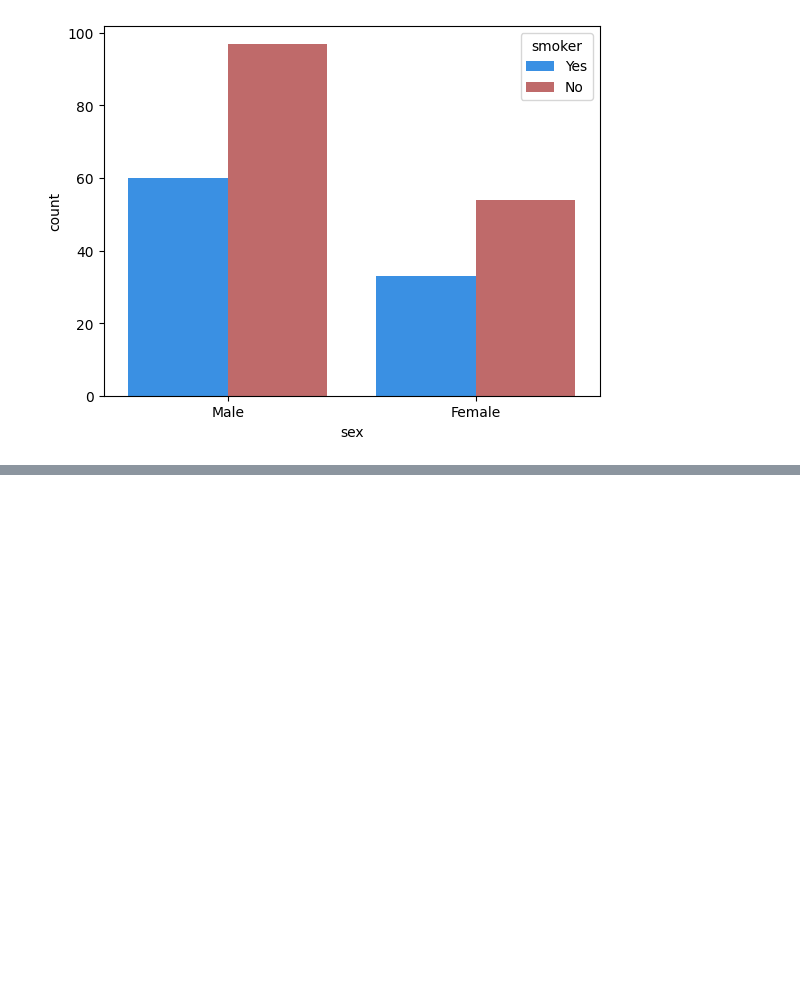
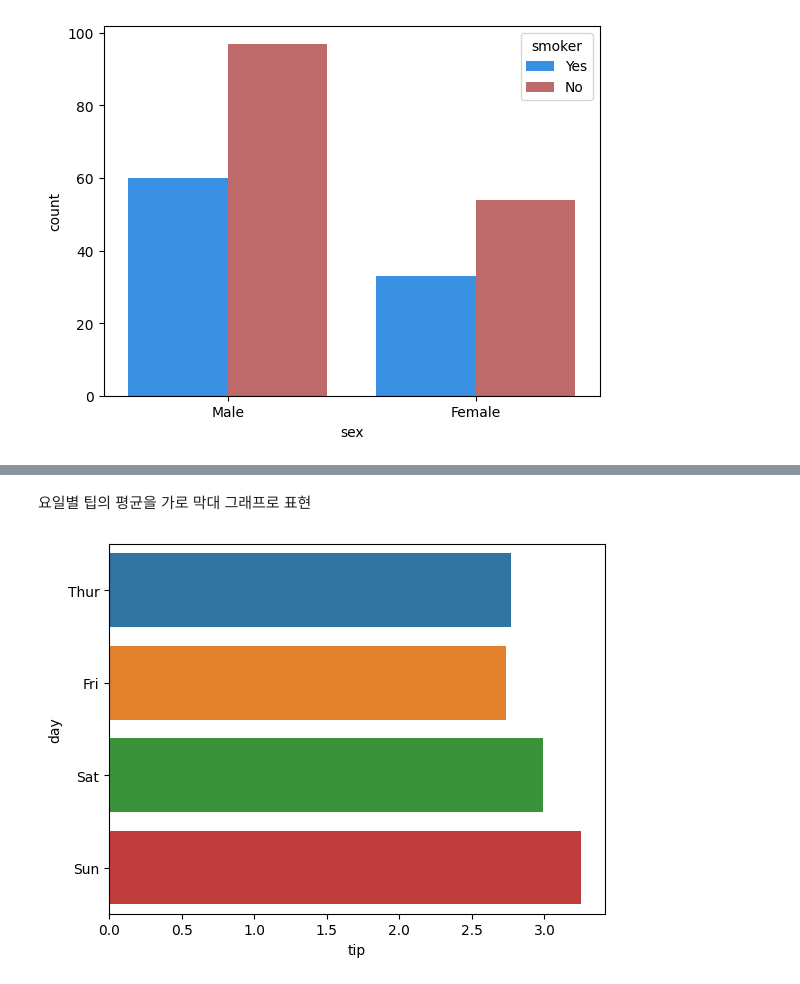
Before and after one commit to JakeOh/202504_itwill_oracle88, a Jupyter notebook: python21.ipynb, the cells around one changed output, grey strips where cells are left out. Cells and saved outputs as stored; diff of their text form; code cells hidden in the pictures; blank space fills up the shorter version.

```diff
--- a/python21.ipynb
+++ b/python21.ipynb
@@ -144,0 +177,7 @@ plt.show()
+# %% [markdown]
+요일별 팁의 평균을 가로 막대 그래프로 표현
+# %%
+sns.barplot(data=tips, x='tip', y='day', estimator='mean', errorbar=None, hue='day')
+plt.show()
+# %% [output]
+[figure, added]
```
Also changed, not shown: parts of 17 cells of this notebook.
